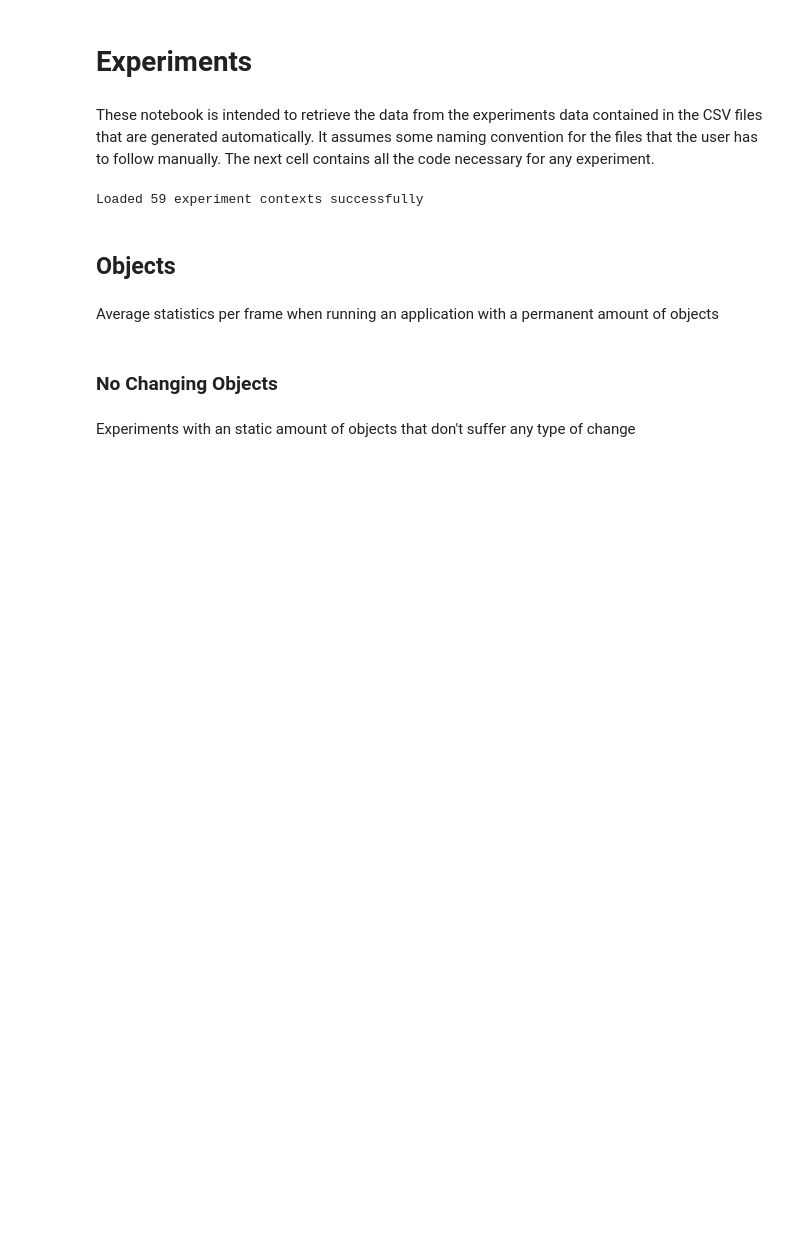
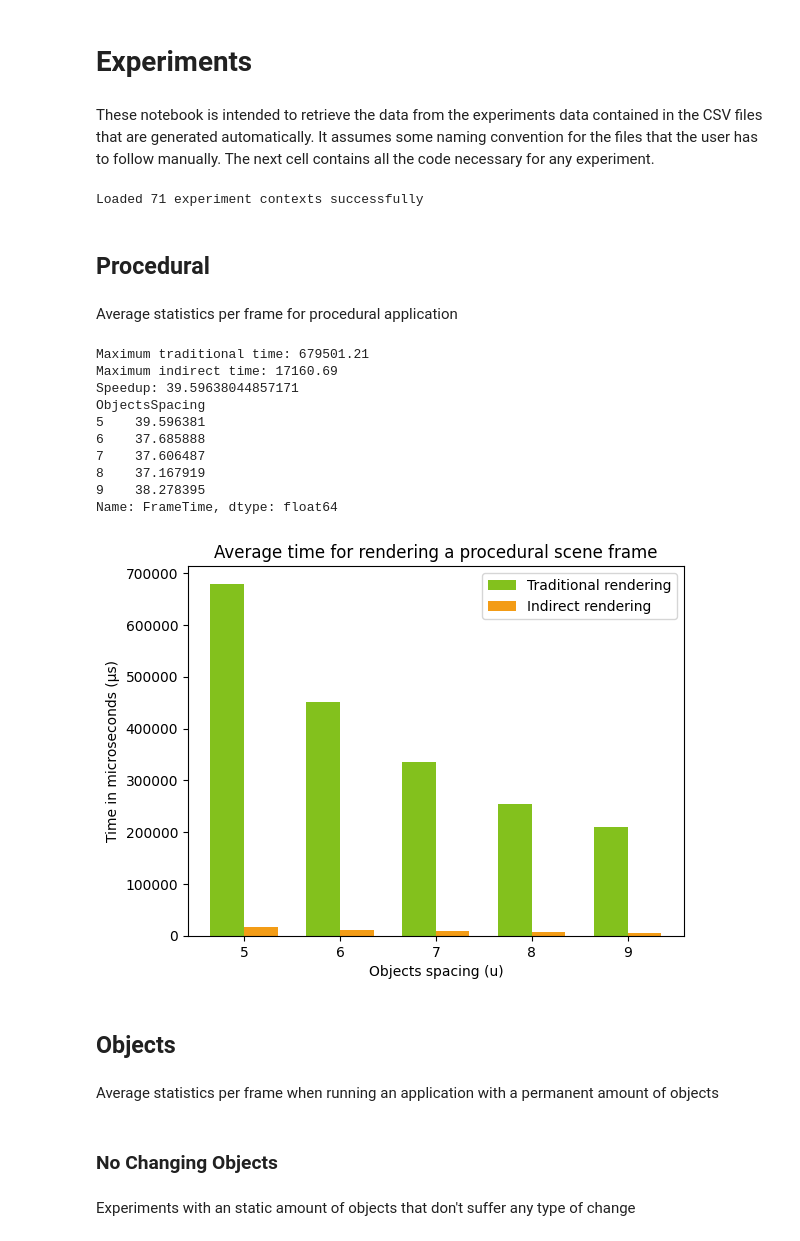
Before and after one commit to Juanxpeke/Lotus-Engine, a Jupyter notebook: experiments/experiments.ipynb, the cells around one changed output. Drawn from its saved outputs; the diff is of its cells as text; code cells hidden in the pictures; blank space fills up the shorter version.

Commit message:
feat: procedural experiments debuging

```diff
--- a/experiments/experiments.ipynb
+++ b/experiments/experiments.ipynb
@@ -214,7 +214,7 @@ def generate_line_plot(dfs, column, labels, title, xlabel, ylabel, log2scale=Fal
 
     plt.show()
 
-def generate_bar_plot(values, samples, labels, title, xlabel, ylabel, log2labels=True):
+def generate_bar_plot(values, samples, labels, title, xlabel, ylabel, log2labels=True, reverse_x=False):
     colors = ["#83C11D", "#F39C16", "#38CCCC"]
 
     n_groups = len(samples)
@@ -238,6 +238,9 @@ def generate_bar_plot(values, samples, labels, title, xlabel, ylabel, log2labels
         ax.set_xticklabels(formatted_samples)
     else:
         ax.set_xticklabels(samples)
+
+    if reverse_x:
+        ax.invert_xaxis()  # Reverse the order of the x-axis
 
     ax.legend()
 
@@ -276,7 +279,70 @@ get_results(contexts)
 
 print(f"Loaded {len(contexts)} experiment contexts successfully")
 # %% [output]
-Loaded 59 experiment contexts successfully
+Loaded 71 experiment contexts successfully
+# %% [markdown]
+## Procedural
+# %% [markdown]
+Average statistics per frame for procedural application
+# %%
+experiment = "Procedural"
+
+experiment_contexts = filter_contexts(contexts, "Experiment", experiment)
+
+cast_int_contexts(experiment_contexts, "ChunksPerSide")
+cast_int_contexts(experiment_contexts, "DataPerChunkSide")
+cast_int_contexts(experiment_contexts, "ObjectsSpacing")
+cast_int_contexts(experiment_contexts, "ObjectsGenerated")
+# %%
+nine_traditional_contexts = filter_contexts(experiment_contexts, "ObjectRenderingMethod", "Traditional")
+nine_indirect_contexts = filter_contexts(experiment_contexts, "ObjectRenderingMethod", "Indirect")
+
+nine_traditional_results = get_merged_contexts_results(nine_traditional_contexts, "ObjectsSpacing")
+nine_indirect_results = get_merged_contexts_results(nine_indirect_contexts, "ObjectsSpacing")
+
+nine_traditional_avg = nine_traditional_results.groupby("ObjectsSpacing").mean()
+nine_indirect_avg = nine_indirect_results.groupby("ObjectsSpacing").mean()
+
+nine_indirect_avg = nine_indirect_avg.drop([3, 4])
+
+add_sum_column(nine_traditional_avg, "FrameTime", traditional_time_columns)
+add_division_denominator_column(nine_traditional_avg, "FPS", 1_000_000, "FrameTime")
+
+add_sum_column(nine_indirect_avg, "UpdateTime", indirect_update_time_columns)
+add_sum_column(nine_indirect_avg, "BatchBuildTime", indirect_batch_time_columns)
+add_sum_column(nine_indirect_avg, "BufferRefreshTime", indirect_buffer_time_columns)
+add_sum_column(nine_indirect_avg, "FrameTime", indirect_time_columns)
+add_division_denominator_column(nine_indirect_avg, "FPS", 1_000_000, "FrameTime")
+
+print("Maximum traditional time:", nine_traditional_avg['FrameTime'].max().round(2))
+print("Maximum indirect time:", nine_indirect_avg['FrameTime'].max().round(2))
+print("Speedup:", nine_traditional_avg['FrameTime'].max().round(2) / nine_indirect_avg['FrameTime'].max().round(2))
+
+print(nine_traditional_avg['FrameTime'] / nine_indirect_avg['FrameTime'])
+
+nine_number_of_objects = nine_traditional_avg.index.tolist()
+nine_times = [nine_traditional_avg['FrameTime'].tolist(), nine_indirect_avg['FrameTime'].tolist()]
+nine_labels = ["Traditional rendering", "Indirect rendering"]
+
+generate_bar_plot(nine_times,
+                  nine_number_of_objects,
+                  nine_labels,
+                  "Average time for rendering a procedural scene frame",
+                  "Objects spacing (u)",
+                  "Time in microseconds (μs)",
+                  False, False)
+# %% [output]
+Maximum traditional time: 679501.21
+Maximum indirect time: 17160.69
+Speedup: 39.59638044857171
+ObjectsSpacing
+5    39.596381
+6    37.685888
+7    37.606487
+8    37.167919
+9    38.278395
+Name: FrameTime, dtype: float64
+[figure, added]
 # %% [markdown]
 ## Objects
 # %% [markdown]
```
Also changed, not shown: 5 other files.
